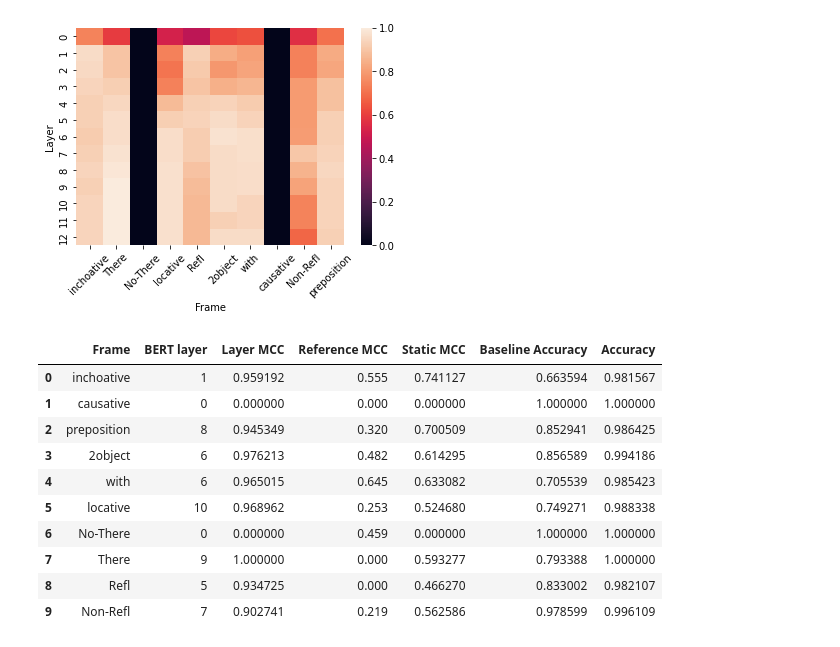
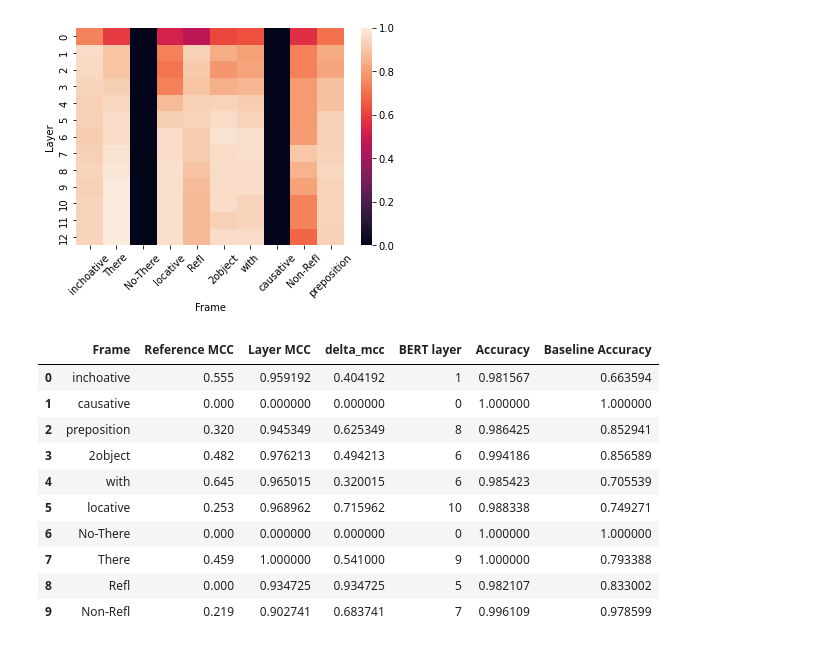
Before and after one commit to kvah/analyzing_verb_alternations_plms, a Jupyter notebook: results/metrics.ipynb, the cells around one changed output. Drawn from its saved outputs; the diff is of its cells as text; code cells hidden in the pictures.

Commit message:
correct There-labels and tweak tables for latex

```diff
--- a/results/metrics.ipynb
+++ b/results/metrics.ipynb
@@ -56,7 +56,7 @@ frames = ['inchoative', 'causative', 'preposition', '2object',
     'with', 'locative', 'No-There', 'There', 'Refl', 'Non-Refl']
 # %%
 # Reference MRRs from the CoLA MLP Model
-ref_mcc = [0.555, 0, 0.32, 0.482, 0.645, 0.253, 0.459, 0, 0, 0.219]
+ref_mcc = [0.555, 0, 0.32, 0.482, 0.645, 0.253, 0, 0.459, 0, 0.219]
 ref = {frame:mcc for frame, mcc in zip(frames, ref_mcc)}
 ref
 # %% [output]
@@ -143,29 +190,36 @@ map
 # %%
 """
 Note: No-there, causative are expected to have 0 MCC since they only have one class
 We suspect there is error in the author's evaluation reports, and they switched their metrics for
 there/no-there and refl/non-refl
 """
 
-pd.DataFrame(data={
+df_contextual = pd.DataFrame(data={
     'Frame': frames,
+    'Reference MCC': ref_mcc,
+    'Layer MCC': best_mccs,
     'BERT layer': best_layers,
-    'Layer MCC': best_mccs,
-    'Reference MCC': ref_mcc,
-    'Static MCC': static_mccs,
-    'Baseline Accuracy': baseline_accs,
-    'Accuracy': best_accs
+#    'Static MCC': static_mccs,
+    'Accuracy': best_accs,
+    'Baseline Accuracy': baseline_accs
     }
 )
+
+df_contextual["delta_mcc"] = df_contextual.apply(lambda x: x["Layer MCC"] - x["Reference MCC"], axis=1)
+
+df_contextual = df_contextual[["Frame", "Reference MCC", "Layer MCC", "delta_mcc", "BERT layer",
+                               "Accuracy", "Baseline Accuracy"]]
+
+df_contextual
 # %% [output]
-|  | Frame | BERT layer | Layer MCC | Reference MCC | Static MCC | Baseline Accuracy | Accuracy |
-| 0 | inchoative | 1 | 0.959192 | 0.555 | 0.741127 | 0.663594 | 0.981567 |
-| 1 | causative | 0 | 0.000000 | 0.000 | 0.000000 | 1.000000 | 1.000000 |
-| 2 | preposition | 8 | 0.945349 | 0.320 | 0.700509 | 0.852941 | 0.986425 |
-| 3 | 2object | 6 | 0.976213 | 0.482 | 0.614295 | 0.856589 | 0.994186 |
-| 4 | with | 6 | 0.965015 | 0.645 | 0.633082 | 0.705539 | 0.985423 |
-| 5 | locative | 10 | 0.968962 | 0.253 | 0.524680 | 0.749271 | 0.988338 |
-| 6 | No-There | 0 | 0.000000 | 0.459 | 0.000000 | 1.000000 | 1.000000 |
-| 7 | There | 9 | 1.000000 | 0.000 | 0.593277 | 0.793388 | 1.000000 |
-| 8 | Refl | 5 | 0.934725 | 0.000 | 0.466270 | 0.833002 | 0.982107 |
-| 9 | Non-Refl | 7 | 0.902741 | 0.219 | 0.562586 | 0.978599 | 0.996109 |
+|  | Frame | Reference MCC | Layer MCC | delta_mcc | BERT layer | Accuracy | Baseline Accuracy |
+| 0 | inchoative | 0.555 | 0.959192 | 0.404192 | 1 | 0.981567 | 0.663594 |
+| 1 | causative | 0.000 | 0.000000 | 0.000000 | 0 | 1.000000 | 1.000000 |
+| 2 | preposition | 0.320 | 0.945349 | 0.625349 | 8 | 0.986425 | 0.852941 |
+| 3 | 2object | 0.482 | 0.976213 | 0.494213 | 6 | 0.994186 | 0.856589 |
+| 4 | with | 0.645 | 0.965015 | 0.320015 | 6 | 0.985423 | 0.705539 |
+| 5 | locative | 0.253 | 0.968962 | 0.715962 | 10 | 0.988338 | 0.749271 |
+| 6 | No-There | 0.000 | 0.000000 | 0.000000 | 0 | 1.000000 | 1.000000 |
+| 7 | There | 0.459 | 1.000000 | 0.541000 | 9 | 1.000000 | 0.793388 |
+| 8 | Refl | 0.000 | 0.934725 | 0.934725 | 5 | 0.982107 | 0.833002 |
+| 9 | Non-Refl | 0.219 | 0.902741 | 0.683741 | 7 | 0.996109 | 0.978599 |
```
Also changed, not shown: parts of 5 cells of this notebook.
